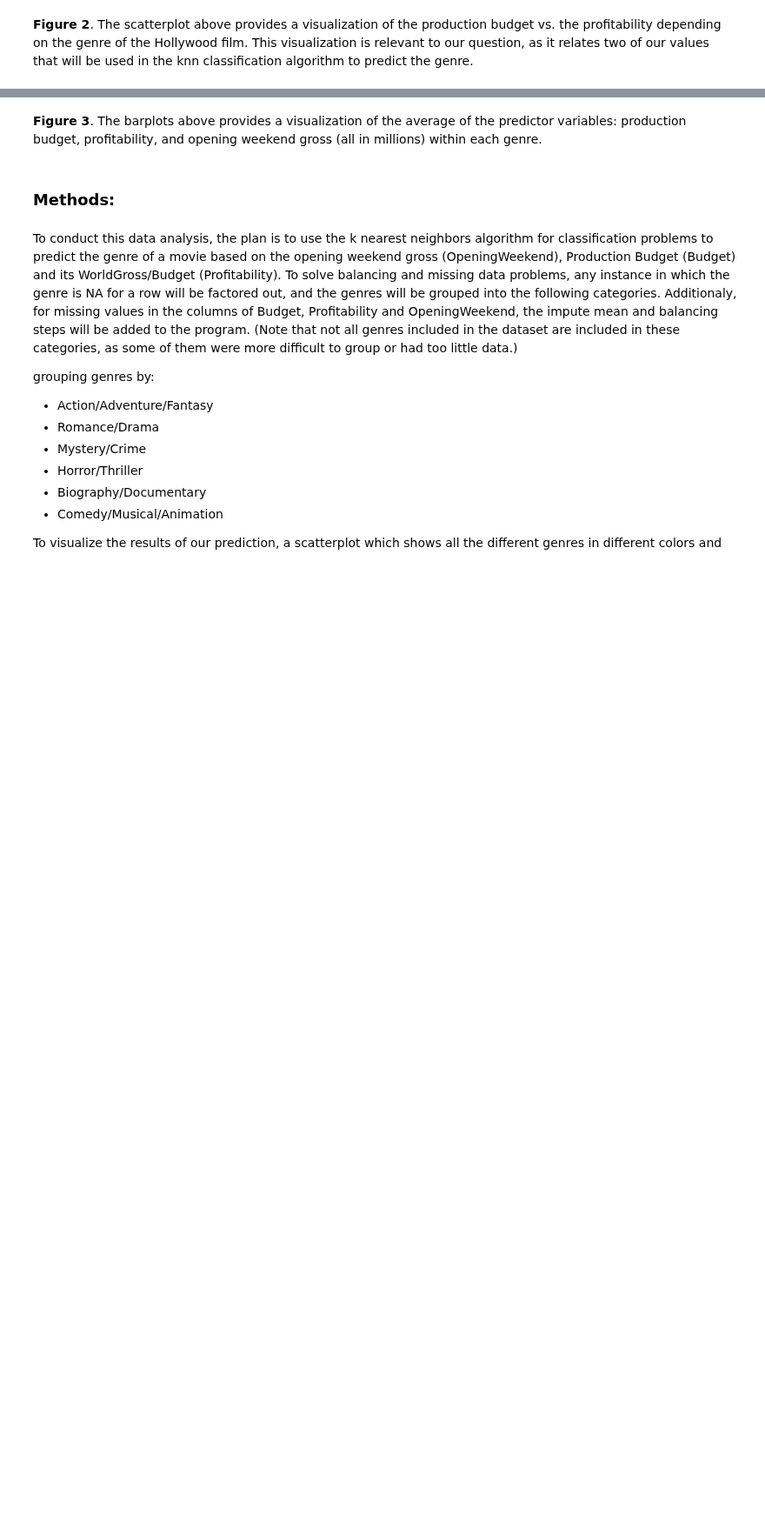
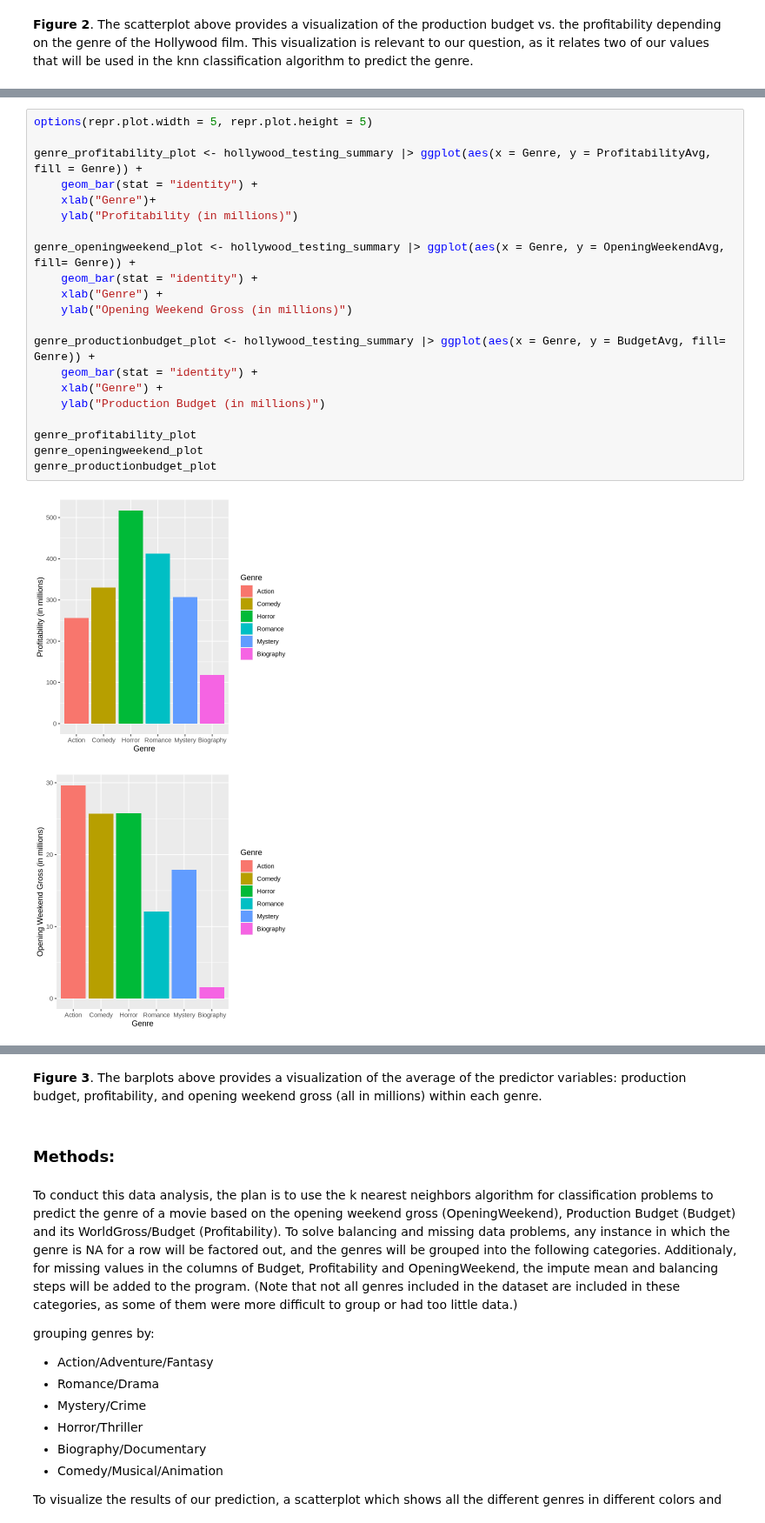
Before and after one commit to MatthewAnder/dsci-100_project_group24, a Jupyter notebook: Project Proposal (Group 24).ipynb, the cells around one changed output, grey strips where cells are left out. Shown at 87% size. Saved outputs shown, nothing was run; the diff lists cells and outputs as text; blank space fills up the shorter version.

```diff
--- a/Project Proposal (Group 24).ipynb
+++ b/Project Proposal (Group 24).ipynb
@@ -225,0 +203,24 @@ genre_productionbudget_plot
+# %%
+options(repr.plot.width = 5, repr.plot.height = 5)
+
+genre_profitability_plot <- hollywood_testing_summary |> ggplot(aes(x = Genre, y = ProfitabilityAvg, fill = Genre)) +
+    geom_bar(stat = "identity") +
+    xlab("Genre")+
+    ylab("Profitability (in millions)")
+
+genre_openingweekend_plot <- hollywood_testing_summary |> ggplot(aes(x = Genre, y = OpeningWeekendAvg, fill= Genre)) +
+    geom_bar(stat = "identity") +
+    xlab("Genre") +
+    ylab("Opening Weekend Gross (in millions)")
+
+genre_productionbudget_plot <- hollywood_testing_summary |> ggplot(aes(x = Genre, y = BudgetAvg, fill= Genre)) +
+    geom_bar(stat = "identity") +
+    xlab("Genre") +
+    ylab("Production Budget (in millions)")
+
+genre_profitability_plot
+genre_openingweekend_plot
+genre_productionbudget_plot
+# %% [output]
+[figure, added]
+[figure, added]
```
Also changed, not shown: parts of 4 cells of this notebook.
